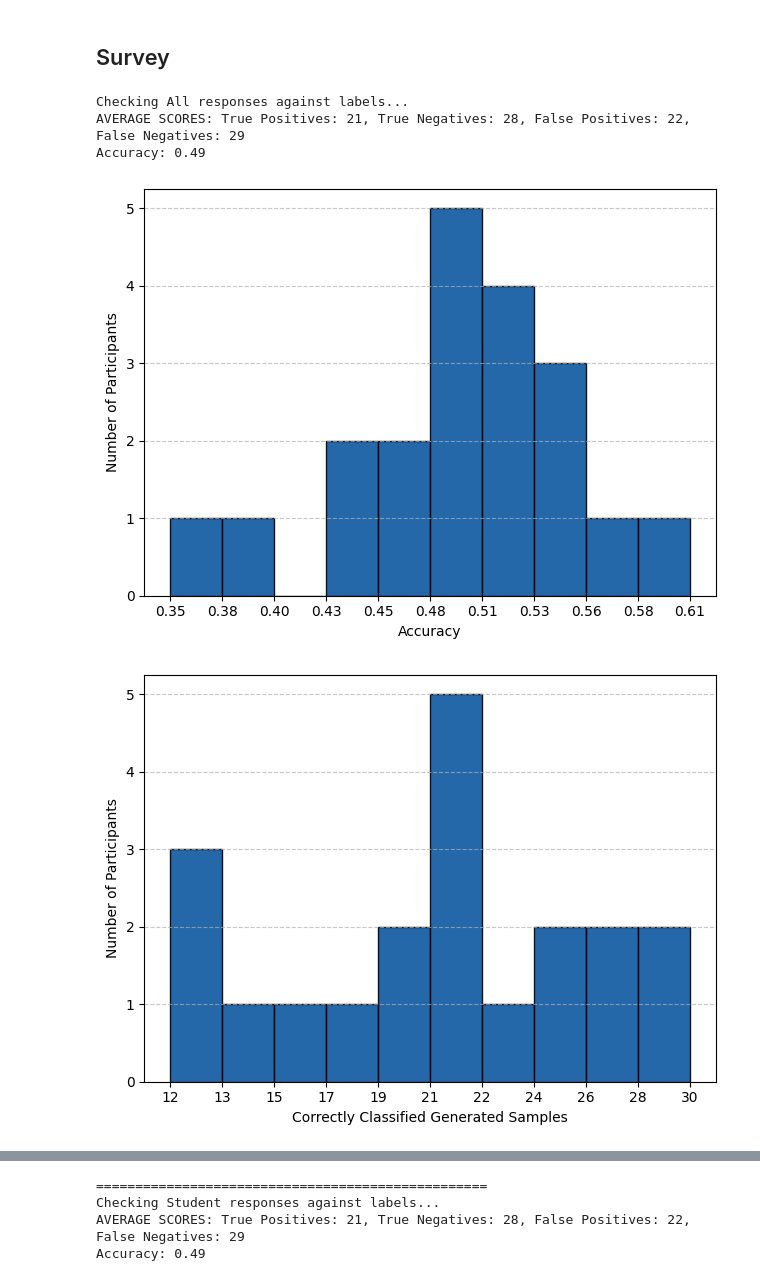
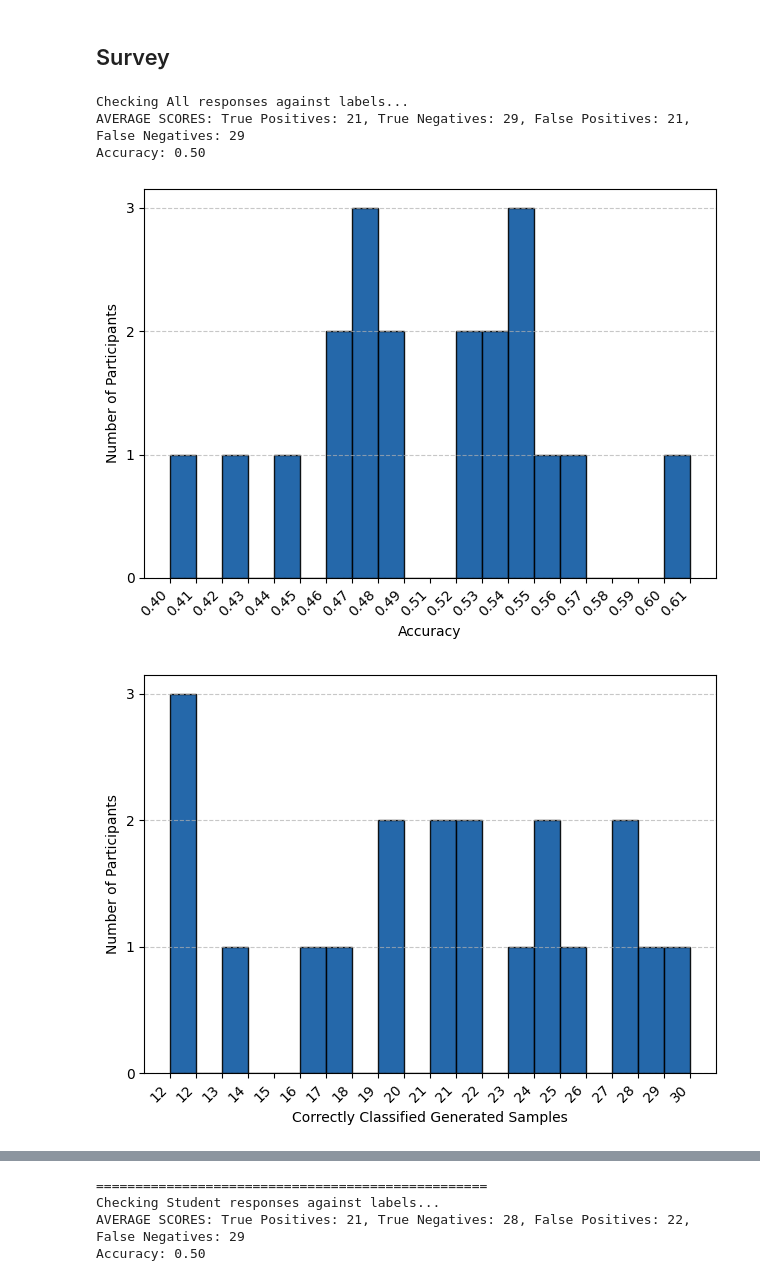
Before and after one commit to zuza571/AI-Generated-CTI, a Jupyter notebook: survey/survey_analyzer.ipynb, the cells around one changed output, grey strips where cells are left out. Drawn from its saved outputs; the diff is of its cells as text; code cells hidden in the pictures.

Commit message:
added more bins to hists

```diff
--- a/survey/survey_analyzer.ipynb
+++ b/survey/survey_analyzer.ipynb
@@ -94,7 +94,7 @@ Accuracy: 0.52
 # %%
 from matplotlib.ticker import MaxNLocator, FixedLocator, FormatStrFormatter
 
-survey = pd.read_csv(os.path.join(curr_dir, 'survey_scores.csv'))
+survey = pd.read_csv(os.path.join(curr_dir, 'survey_scores.csv'), comment='#')
 
 all_scores, student_scores, analyst_scores = {'accuracy': [], 'tp': [], 'tn': [], 'fp': [], 'fn': []}, {'accuracy': [], 'tp': [], 'tn': [], 'fp': [], 'fn': []}, {'accuracy': [], 'tp': [], 'tn': [], 'fp': [], 'fn': []}
 for i, row in survey.iterrows():
@@ -145,36 +145,37 @@ for scores, name in zip([all_scores, student_scores, analyst_scores], ['All', 'S
     # plt.tight_layout()
     # plt.savefig(os.path.join(curr_dir, f'confusion_matrix_{name}.svg'))
     # plt.show()
 
     for metric_text, metric_name in zip(['Accuracy',
                               'Correctly Classified Generated Samples',
                               'Correctly Classified Real Samples',
                               'Falsely Classified Real Samples as Generated',
                               'Falsely Classified Generated Samples as Real'],
                              ['accuracy', 'tp', 'tn', 'fp', 'fn']):
 
-        counts, bin_edges, _  = plt.hist(scores[metric_name], bins=10, color=plt.cm.Blues(0.85), alpha=0.9, edgecolor='black')
+        counts, bin_edges, _  = plt.hist(scores[metric_name], bins=len(scores[metric_name]), color=plt.cm.Blues(0.85), alpha=0.9, edgecolor='black')
         plt.xlabel(metric_text)
         plt.ylabel('Number of Participants')
         plt.gca().yaxis.set_major_locator(MaxNLocator(integer=True))
 
         ax = plt.gca()
         ax.xaxis.set_major_locator(FixedLocator(bin_edges))
         if metric_name == 'accuracy':
             ax.xaxis.set_major_formatter(FormatStrFormatter('%.2f'))
         else:
             ax.xaxis.set_major_formatter(FormatStrFormatter('%d'))
-
+        if len(scores[metric_name]) > 10:
+            plt.xticks(rotation=45, ha='right')
 
         plt.tight_layout()
         plt.grid(axis='y', linestyle='--', alpha=0.7)
         plt.savefig(os.path.join(curr_dir, f'histogram_{metric_name}_{name}.svg'))
         plt.show()
 
     print('=' * 50)
 # %% [output]
 Checking All responses against labels...
-AVERAGE SCORES: True Positives: 21, True Negatives: 28, False Positives: 22, False Negatives: 29
-Accuracy: 0.49
+AVERAGE SCORES: True Positives: 21, True Negatives: 29, False Positives: 21, False Negatives: 29
+Accuracy: 0.50
-[figure, old version]
+[figure, new version]
-[figure, old version]
+[figure, new version]
@@ -184,7 +185,7 @@ Accuracy: 0.49
 ==================================================
 Checking Student responses against labels...
 AVERAGE SCORES: True Positives: 21, True Negatives: 28, False Positives: 22, False Negatives: 29
-Accuracy: 0.49
+Accuracy: 0.50
 [figure]
 [figure]
 [figure]
```
Also changed, not shown: parts of 1 cell of this notebook, 16 other files.
